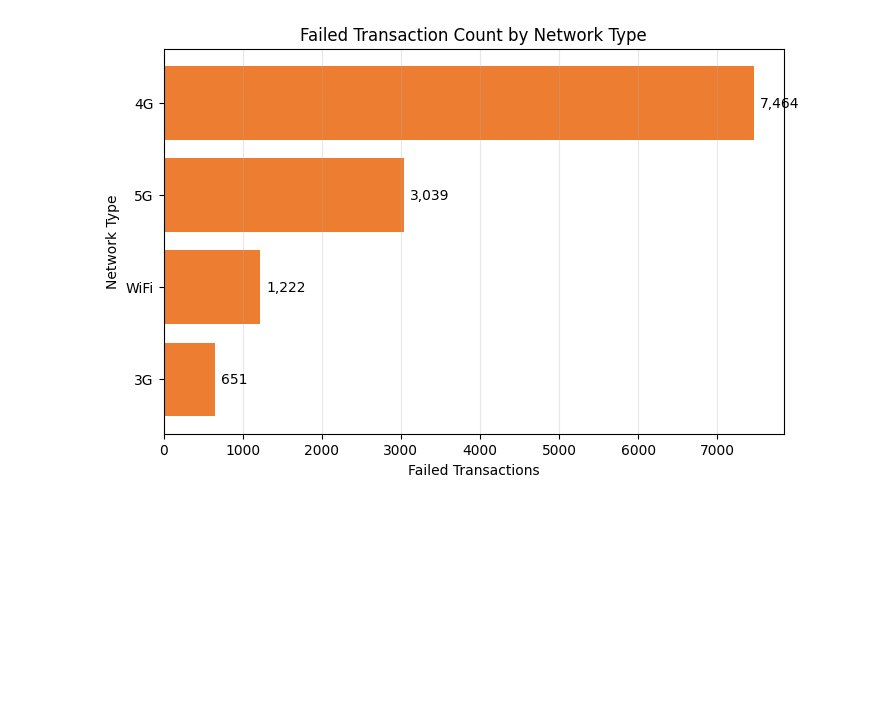
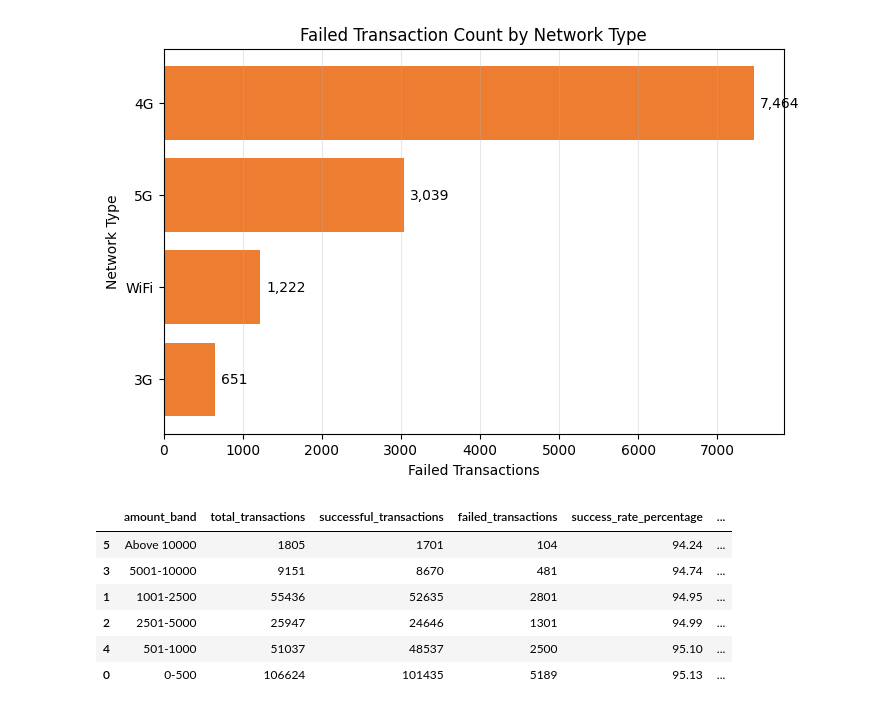
Before and after one commit to KaviyaVelmurugan/upi-transaction-intelligence-platform, a Jupyter notebook: notebooks/02_eda.ipynb, the cells around one changed output. Saved outputs shown, nothing was run; the diff lists cells and outputs as text; code cells hidden in the pictures; blank space fills up the shorter version.

```diff
--- a/notebooks/02_eda.ipynb
+++ b/notebooks/02_eda.ipynb
@@ -1697,0 +1704,35 @@ plt.show()
+# %%
+# Create amount bands
+amount_bins = [0, 500, 1000, 2500, 5000, 10000, np.inf]
+
+amount_labels = [
+    "0-500",
+    "501-1000",
+    "1001-2500",
+    "2501-5000",
+    "5001-10000",
+    "Above 10000"
+]
+
+df["amount_band"] = pd.cut(
+    df["amount_inr"],
+    bins=amount_bins,
+    labels=amount_labels,
+    include_lowest=True
+).astype("string")
+# %%
+# Build status comparison
+amount_band_status = build_status_summary(
+    df,
+    "amount_band"
+)
+
+amount_band_status
+# %% [output]
+|  | amount_band | total_transactions | successful_transactions | failed_transactions | success_rate_percentage | ... |
+| 5 | Above 10000 | 1805 | 1701 | 104 | 94.24 | ... |
+| 3 | 5001-10000 | 9151 | 8670 | 481 | 94.74 | ... |
+| 1 | 1001-2500 | 55436 | 52635 | 2801 | 94.95 | ... |
+| 2 | 2501-5000 | 25947 | 24646 | 1301 | 94.99 | ... |
+| 4 | 501-1000 | 51037 | 48537 | 2500 | 95.10 | ... |
+| 0 | 0-500 | 106624 | 101435 | 5189 | 95.13 | ... |
```
Also changed, not shown: parts of 3 cells of this notebook, 1 other file.
